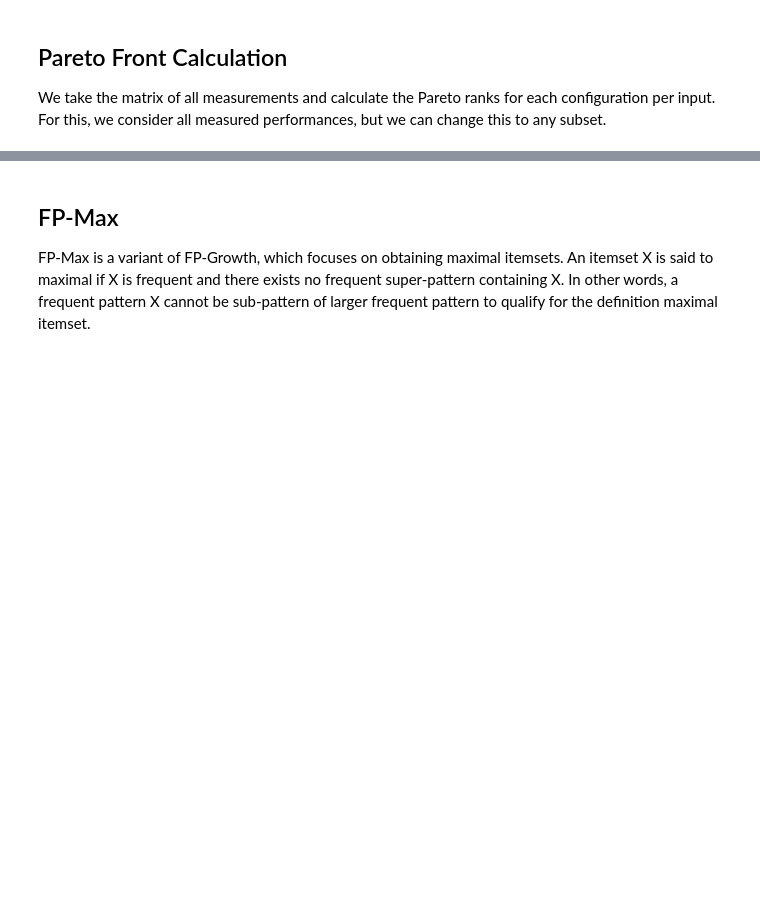
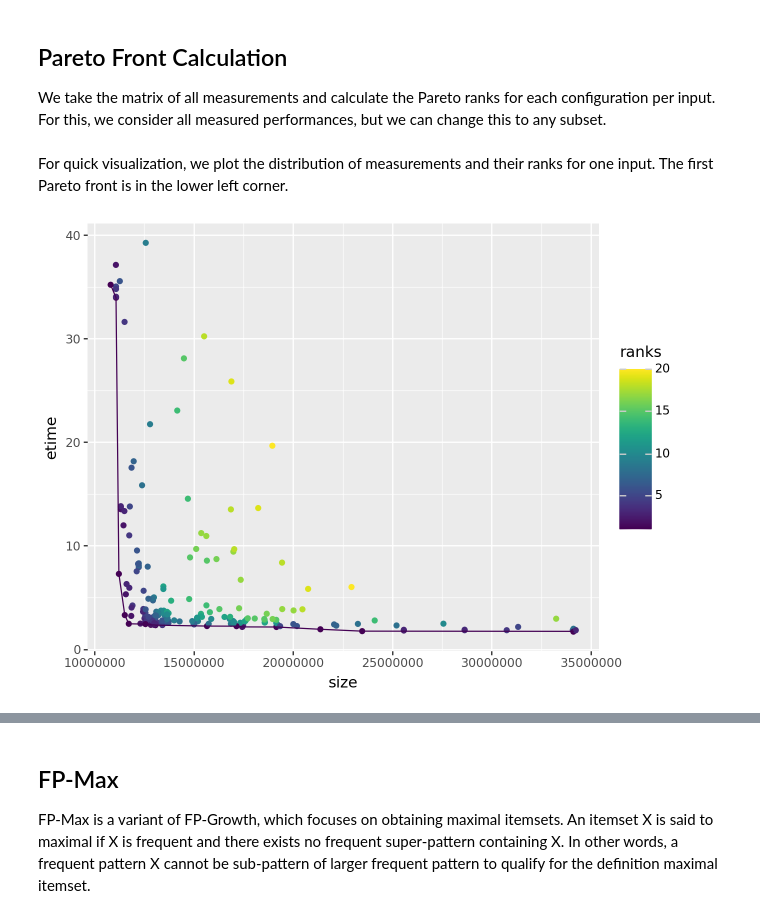
Before and after one commit to simula-vias/partial-configuration, a Jupyter notebook: src/pci.ipynb, the cells around one changed output, grey strips where cells are left out. Drawn from its saved outputs; the diff is of its cells as text; code cells hidden in the pictures; blank space fills up the shorter version.

```diff
--- a/src/pci.ipynb
+++ b/src/pci.ipynb
@@ -68,3 +88,14 @@ icm = (
     .set_index(["inputname", "configurationID"])
 )
 icm["ranks"] = icm.groupby("inputname", group_keys=False).apply(pareto_rank)
+# %% [markdown]
+For quick visualization, we plot the distribution of measurements and their ranks for one input.
+The first Pareto front is in the lower left corner.
+# %%
+(
+    p9.ggplot(icm.loc[("Animation_1080P-0c4f")], p9.aes(x="size", y="etime", color="ranks"))
+    + p9.geom_point()
+    + p9.geom_line(icm[icm.ranks == 1].loc[("Animation_1080P-0c4f")])
+)
+# %% [output]
+[figure, added]
```
Also changed, not shown: parts of 18 cells of this notebook.
